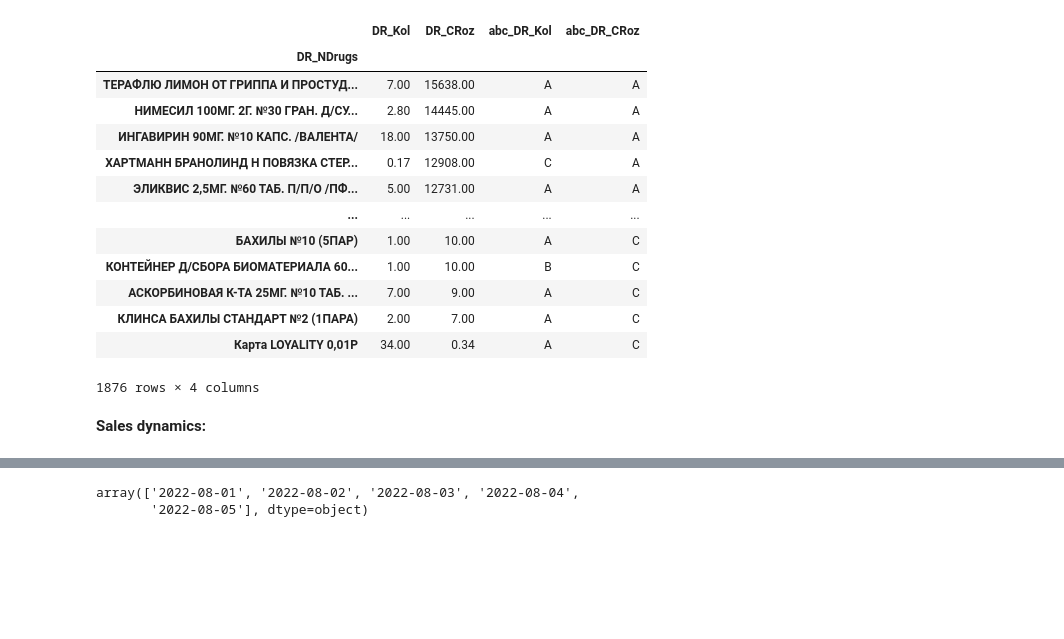
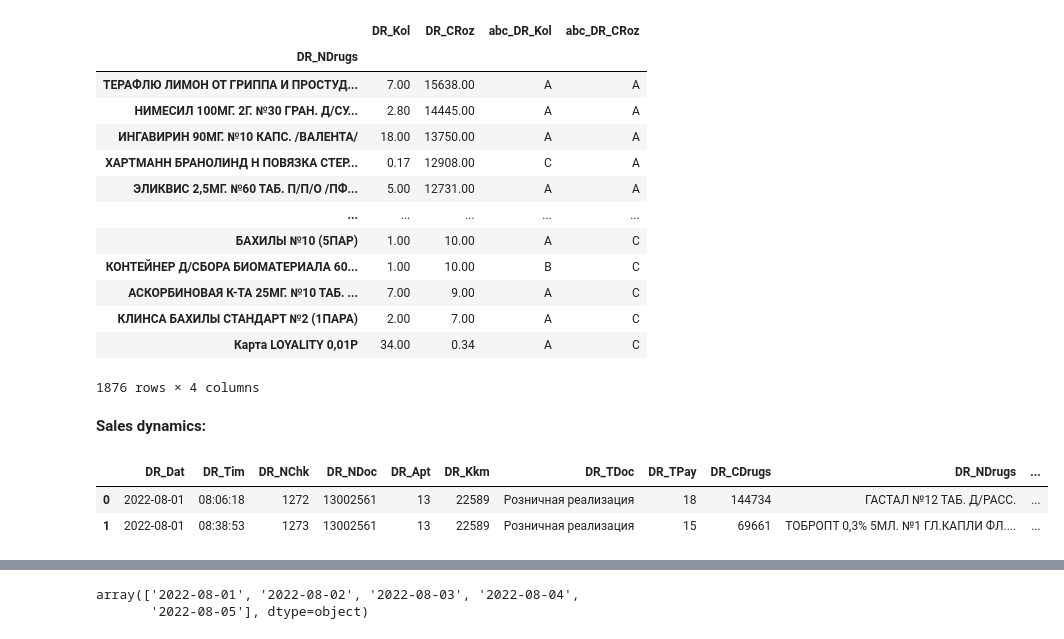
Before and after one commit to NikiKras/ABCdynamicsofsalesXYZ, a Jupyter notebook: analysisApt.ipynb, the cells around one changed output, grey strips where cells are left out. Drawn from its saved outputs; the diff is of its cells as text; code cells hidden in the pictures; blank space fills up the shorter version.

```diff
--- a/analysisApt.ipynb
+++ b/analysisApt.ipynb
@@ -97,4 +97,9 @@ perform_abc(df1, index='DR_NDrugs')
 # %% [markdown]
 **Sales dynamics:**
 # %%
-df = pd.read_csv('dataApt.csv', encoding='1251')
+df = pd.read_csv('dataAptSecond.csv', encoding='1251')
+df.head(2)
+# %% [output]
+|  | DR_Dat | DR_Tim | DR_NChk | DR_NDoc | DR_Apt | DR_Kkm | DR_TDoc | DR_TPay | DR_CDrugs | DR_NDrugs | ... |
+| 0 | 2022-08-01 | 08:06:18 | 1272 | 13002561 | 13 | 22589 | Розничная реализация | 18 | 144734 | ГАСТАЛ №12 ТАБ. Д/РАСС. | ... |
+| 1 | 2022-08-01 | 08:38:53 | 1273 | 13002561 | 13 | 22589 | Розничная реализация | 15 | 69661 | ТОБРОПТ 0,3% 5МЛ. №1 ГЛ.КАПЛИ ФЛ.... | ... |
```
Also changed, not shown: parts of 15 cells of this notebook.
